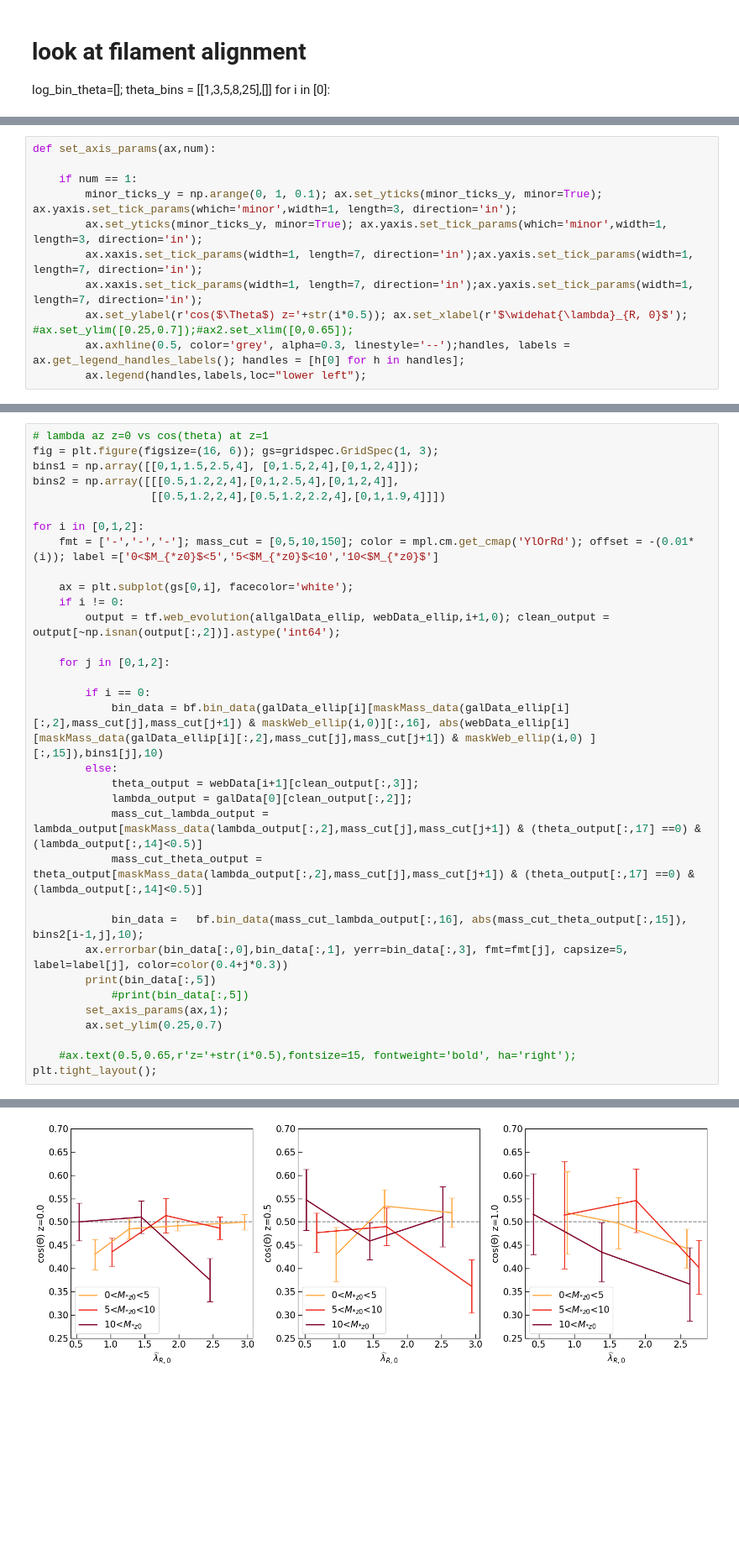
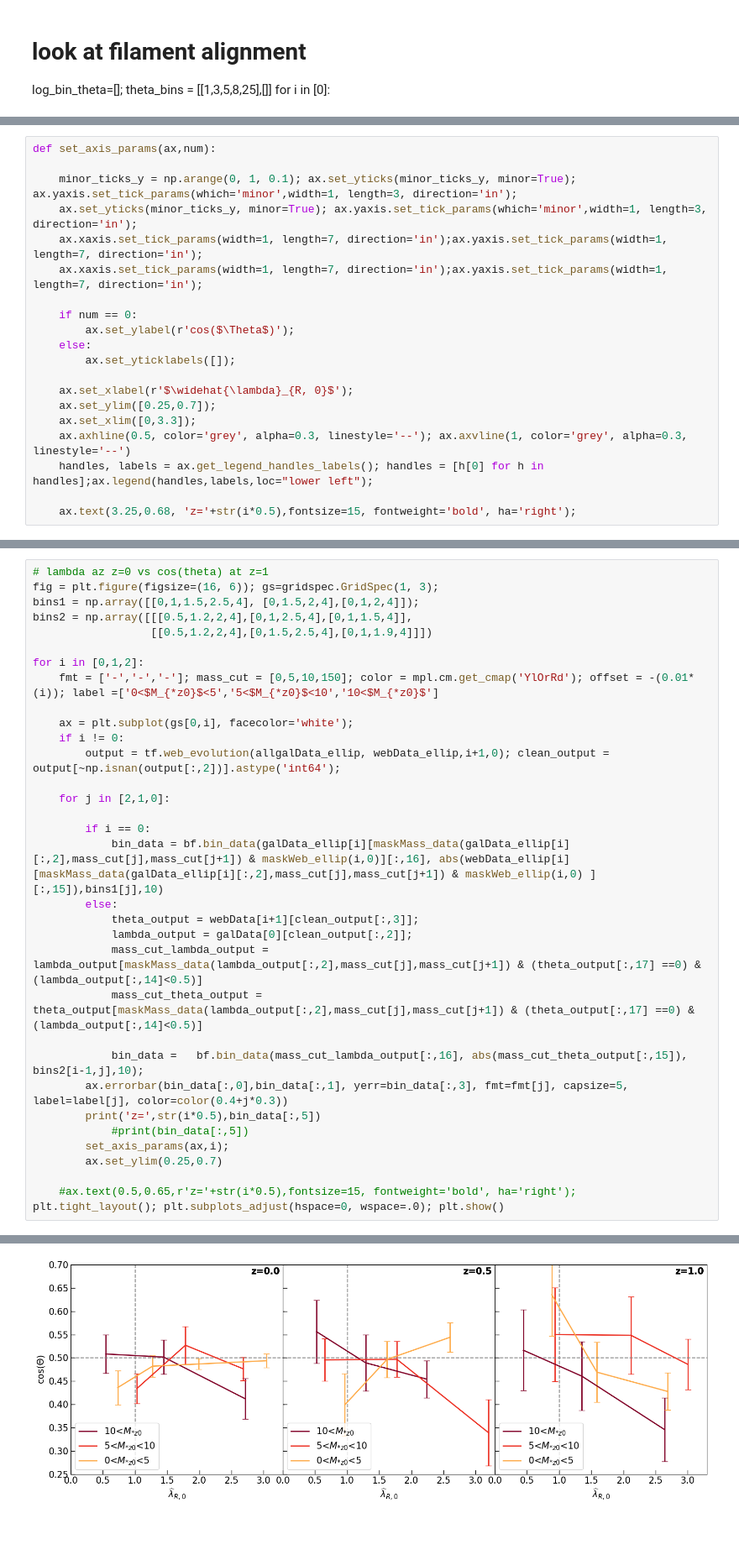
Before and after one commit to zpenoyre/illustris, a Jupyter notebook: web/code/data_analysis.ipynb, the cells around one changed output, grey strips where cells are left out. Shown at 84% size. Cells and saved outputs as stored; diff of their text form; blank space fills up the shorter version.

```diff
--- a/web/code/data_analysis.ipynb
+++ b/web/code/data_analysis.ipynb
@@ -211,14 +207,23 @@ ax6.legend(handles,labels,loc="upper right"); ax6.set_xlabel('Disk ${M_* }/{ M_\
 # %%
 def set_axis_params(ax,num):
 
-    if num == 1:
-        minor_ticks_y = np.arange(0, 1, 0.1); ax.set_yticks(minor_ticks_y, minor=True); ax.yaxis.set_tick_params(which='minor',width=1, length=3, direction='in');
-        ax.set_yticks(minor_ticks_y, minor=True); ax.yaxis.set_tick_params(which='minor',width=1, length=3, direction='in');
-        ax.xaxis.set_tick_params(width=1, length=7, direction='in');ax.yaxis.set_tick_params(width=1, length=7, direction='in');
-        ax.xaxis.set_tick_params(width=1, length=7, direction='in');ax.yaxis.set_tick_params(width=1, length=7, direction='in');
-        ax.set_ylabel(r'cos($\Theta$) z='+str(i*0.5)); ax.set_xlabel(r'$\widehat{\lambda}_{R, 0}$'); #ax.set_ylim([0.25,0.7]);#ax2.set_xlim([0,0.65]);
-        ax.axhline(0.5, color='grey', alpha=0.3, linestyle='--');handles, labels = ax.get_legend_handles_labels(); handles = [h[0] for h in handles];
-        ax.legend(handles,labels,loc="lower left");
+    minor_ticks_y = np.arange(0, 1, 0.1); ax.set_yticks(minor_ticks_y, minor=True); ax.yaxis.set_tick_params(which='minor',width=1, length=3, direction='in');
+    ax.set_yticks(minor_ticks_y, minor=True); ax.yaxis.set_tick_params(which='minor',width=1, length=3, direction='in');
+    ax.xaxis.set_tick_params(width=1, length=7, direction='in');ax.yaxis.set_tick_params(width=1, length=7, direction='in');
+    ax.xaxis.set_tick_params(width=1, length=7, direction='in');ax.yaxis.set_tick_params(width=1, length=7, direction='in');
+
+    if num == 0:
+        ax.set_ylabel(r'cos($\Theta$)');
+    else:
+        ax.set_yticklabels([]);
+
+    ax.set_xlabel(r'$\widehat{\lambda}_{R, 0}$');
+    ax.set_ylim([0.25,0.7]);
+    ax.set_xlim([0,3.3]);
+    ax.axhline(0.5, color='grey', alpha=0.3, linestyle='--'); ax.axvline(1, color='grey', alpha=0.3, linestyle='--')
+    handles, labels = ax.get_legend_handles_labels(); handles = [h[0] for h in handles];ax.legend(handles,labels,loc="lower left");
+
+    ax.text(3.25,0.68, 'z='+str(i*0.5),fontsize=15, fontweight='bold', ha='right');
 # %%
 #for normal lambda bins1 = np.array([[0,0.15,0.3,0.45,0.8], [0,0.15,0.4,0.8],[0,0.15,0.3,0.8]]);
 #bins2 = np.array([[[0,0.15,0.3,0.45,0.8],[0,0.15,0.4,0.8],[0,0.15,0.3,0.8]],
@@ -227,8 +232,8 @@ def set_axis_params(ax,num):
 # lambda az z=0 vs cos(theta) at z=1
 fig = plt.figure(figsize=(16, 6)); gs=gridspec.GridSpec(1, 3);
 bins1 = np.array([[0,1,1.5,2.5,4], [0,1.5,2,4],[0,1,2,4]]);
-bins2 = np.array([[[0.5,1.2,2,4],[0,1,2.5,4],[0,1,2,4]],
-                  [[0.5,1.2,2,4],[0.5,1.2,2.2,4],[0,1,1.9,4]]])
+bins2 = np.array([[[0.5,1.2,2,4],[0,1,2.5,4],[0,1,1.5,4]],
+                  [[0.5,1.2,2,4],[0,1.5,2.5,4],[0,1,1.9,4]]])
 
 for i in [0,1,2]:
     fmt = ['-','-','-']; mass_cut = [0,5,10,150]; color = mpl.cm.get_cmap('YlOrRd'); offset = -(0.01*(i)); label =['0<$M_{*z0}$<5','5<$M_{*z0}$<10','10<$M_{*z0}$']
@@ -237,7 +242,7 @@ for i in [0,1,2]:
     if i != 0:
         output = tf.web_evolution(allgalData_ellip, webData_ellip,i+1,0); clean_output = output[~np.isnan(output[:,2])].astype('int64');
 
-    for j in [0,1,2]:
+    for j in [2,1,0]:
 
         if i == 0:
             bin_data = bf.bin_data(galData_ellip[i][maskMass_data(galData_ellip[i][:,2],mass_cut[j],mass_cut[j+1]) & maskWeb_ellip(i,0)][:,16], abs(webData_ellip[i][maskMass_data(galData_ellip[i][:,2],mass_cut[j],mass_cut[j+1]) & maskWeb_ellip(i,0) ][:,15]),bins1[j],10)
@@ -249,11 +254,11 @@ for i in [0,1,2]:
 
             bin_data =   bf.bin_data(mass_cut_lambda_output[:,16], abs(mass_cut_theta_output[:,15]), bins2[i-1,j],10);
         ax.errorbar(bin_data[:,0],bin_data[:,1], yerr=bin_data[:,3], fmt=fmt[j], capsize=5, label=label[j], color=color(0.4+j*0.3))
-        print(bin_data[:,5])
+        print('z=',str(i*0.5),bin_data[:,5])
             #print(bin_data[:,5])
-        set_axis_params(ax,1);
+        set_axis_params(ax,i);
         ax.set_ylim(0.25,0.7)
 
     #ax.text(0.5,0.65,r'z='+str(i*0.5),fontsize=15, fontweight='bold', ha='right');
-plt.tight_layout();
+plt.tight_layout(); plt.subplots_adjust(hspace=0, wspace=.0); plt.show()
 # %% [output]
@@ -269,4 +274,4 @@ plt.tight_layout();
-[figure, old version]
+[figure, new version]
 # %% [markdown]
 #
 # %%
```
Also changed, not shown: parts of 8 cells of this notebook.
